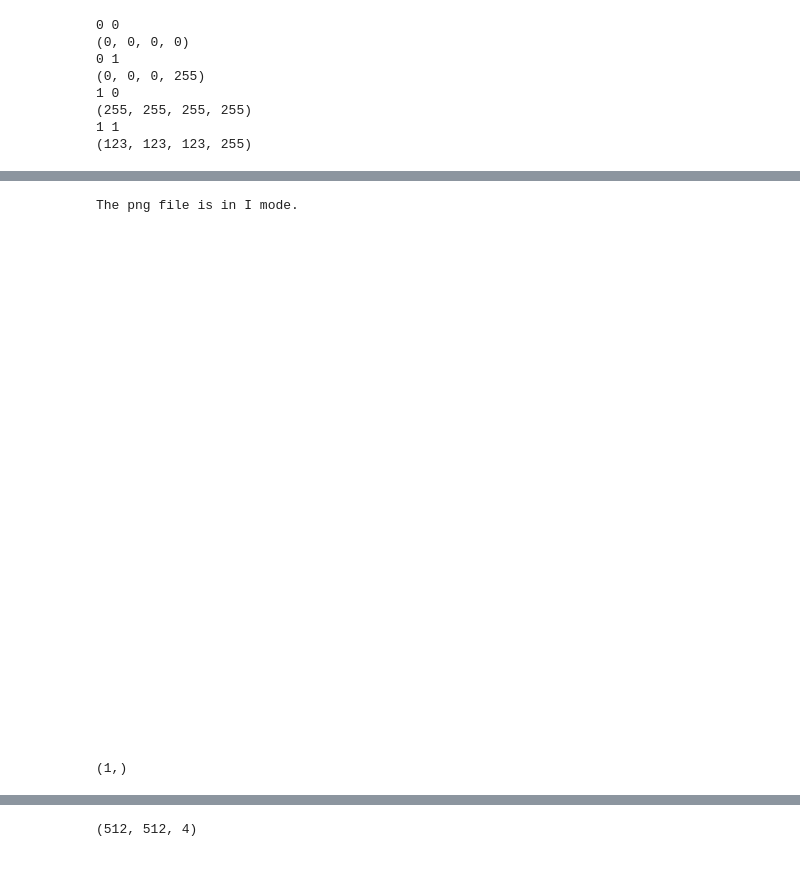
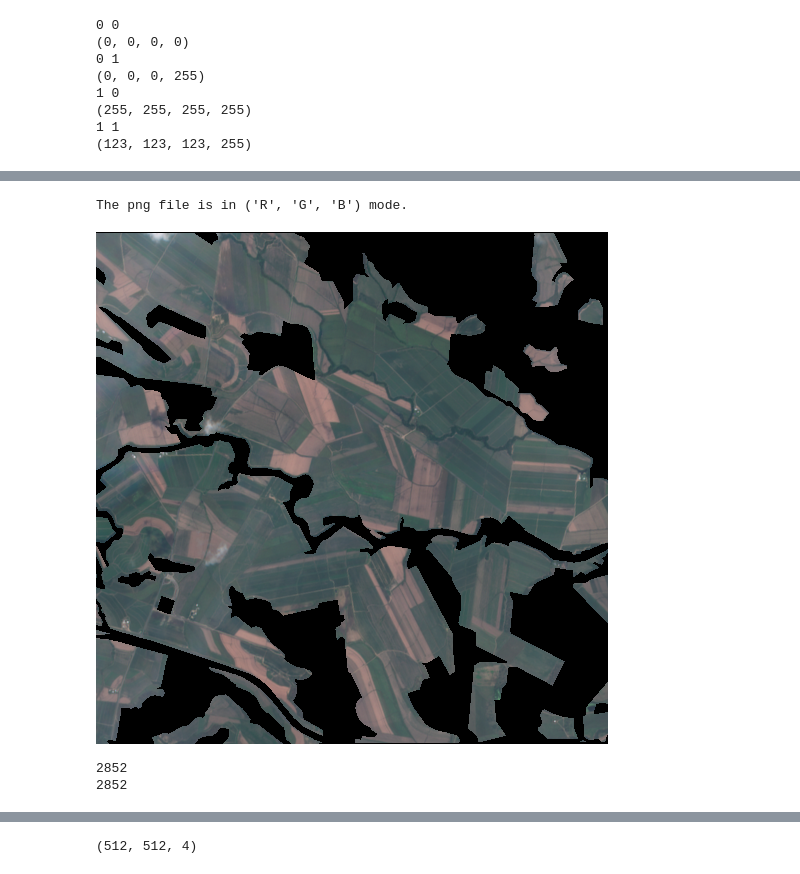
Before and after one commit to Phoebe0222/datathon, a Jupyter notebook: data-preprocess/all-crop.ipynb, the cells around one changed output, grey strips where cells are left out. Saved outputs shown, nothing was run; the diff lists cells and outputs as text; code cells hidden in the pictures.

```diff
--- a/data-preprocess/all-crop.ipynb
+++ b/data-preprocess/all-crop.ipynb
@@ -47,6 +47,13 @@ from PIL import Image, ImageDraw
 import glob
 import os
 import numpy as np
+from PIL import Image, ImageDraw
+import glob
+import os
+import matplotlib.pyplot as plt
+from matplotlib import colors
+from rasterio import plot
+
 
 # The initial release contains only one tile, so lets hardcode its location
 # here.  When you have more tiles, you can update this
@@ -73,6 +80,12 @@ def get_mask_path(tile_x, tile_y, mask_type): #mask_type is sugarcane-region coz
 # for the specified band
 def get_timeseries_image_paths(tile_x, tile_y, band, date):
     path = f"./data/sentinel-2a-tile-{tile_x}x-{tile_y}y/timeseries/{tile_x}-{tile_y}-{band}-{date}.png"
+    #path = glob.glob(path)
+    #path = path[0] # get the first date
+    return path
+
+def get_cropped_image_paths(tile_x, tile_y, band, date):
+    path = f"./data/sentinel-2a-tile-{tile_x}x-{tile_y}y/cropped/cropped-{tile_x}-{tile_y}-{band}-{date}.png"
     #path = glob.glob(path)
     #path = path[0] # get the first date
     return path
@@ -104,7 +117,8 @@ def get_cropped_pixels(tile_x, tile_y, mask_type, band, date):
 
     width = TILE_WIDTH_PX
     height = TILE_HEIGHT_PX
-    mode = Image.open(get_timeseries_image_paths(tile_x, tile_y, band, date)).mode
+    bands = Image.open(get_timeseries_image_paths(tile_x, tile_y, band, date)).getbands()
+    num_channels = np.shape(bands)[0]
 
     for x in range(0, width):
         for y in range(0, height):
@@ -114,13 +128,13 @@ def get_cropped_pixels(tile_x, tile_y, mask_type, band, date):
             if in_mask:
                 pass
             else:
-                if mode == "RGB" or mode == "RGBA":
+                if num_channels == 3:
                     image_pixels[x,y] = (0,0,0,0) #if not in mask, change to transparent
                 else:
-                    image_pixels[x,y] = 0
+                    image_pixels[x,y] = 0 # not sure about this, what does 0 in "I" mean?
 
     cropped_pixels = image_pixels
-    print("The png file is in " + mode + " mode.")
+    print("The png file is in " + str(bands) + " mode.")
     return cropped_pixels
 
 
@@ -142,7 +156,15 @@ def sequence_cropped_pixels(tile_x, tile_y, mask_type, band, date):
 
 
 def save_cropped(tile_x, tile_y, mask_type, band, date):
-    cropped = Image.new("RGBA", (512, 512))
+    cropped = Image.new("I", (512, 512))
     cropped.putdata(sequence_cropped_pixels(tile_x, tile_y, mask_type, band, date))
-    cropped.save(f'./data/sentinel-2a-tile-{tile_x}x-{tile_y}y/cropped/cropped-{tile_x}-{tile_y}-{band}-{date}.png','PNG')
+    #cropped.transpose(Image.FLIP_TOP_BOTTOM).transpose(Image.FLIP_LEFT_RIGHT)
+    cropped.save(f'./data/sentinel-2a-tile-{tile_x}x-{tile_y}y/cropped/cropped-{tile_x}-{tile_y}-{band}-{date}.png')
     return cropped
+
+def save_cropped_TCI(tile_x, tile_y, mask_type, date, band='TCI'):
+    cropped = Image.new("RGB", (512, 512))
+    cropped.putdata(sequence_cropped_pixels(tile_x, tile_y, mask_type, band, date))
+    #cropped.transpose(Image.FLIP_TOP_BOTTOM).transpose(Image.FLIP_LEFT_RIGHT)
+    cropped.save(f'./data/sentinel-2a-tile-{tile_x}x-{tile_y}y/cropped/cropped-{tile_x}-{tile_y}-{band}-{date}.png')
+    return cropped
@@ -149,12 +181,16 @@ def save_cropped(tile_x, tile_y, mask_type, band, date):
 # %%
-save_cropped(TILE_X, TILE_Y, mask_type="sugarcane-region", band='B04', date = '2016-12-22')
+# just saving one band one date
+save_cropped_TCI(TILE_X, TILE_Y, mask_type="sugarcane-region",
+             date = '2016-12-22')
 # %% [output]
-The png file is in I mode.
+The png file is in ('R', 'G', 'B') mode.
-[figure, old version]
+[figure, new version]
-# %%
-full = Image.open(get_timeseries_image_paths(TILE_X, TILE_Y, 'B04','2016-12-22'))
-#mask = Image.open(get_mask_path(TILE_X, TILE_Y, mask_type="sugarcane-region"))
-np.shape(full.getbands())
-#mask.show()
-# %% [output]
-(1,)
+# %%
+# comparing a pixel value in a cropped png and a original png
+pixel = get_image_pixels(get_timeseries_image_paths(TILE_X, TILE_Y, band='B04', date = '2016-12-22'))[0,1]
+print(pixel)
+pixel = get_image_pixels(get_cropped_image_paths(TILE_X, TILE_Y, band='B04', date = '2016-12-22'))[0,1]
+print(pixel)
+# %% [output]
+2852
+2852
```
Also changed, not shown: parts of 7 cells of this notebook, 2 other files.
